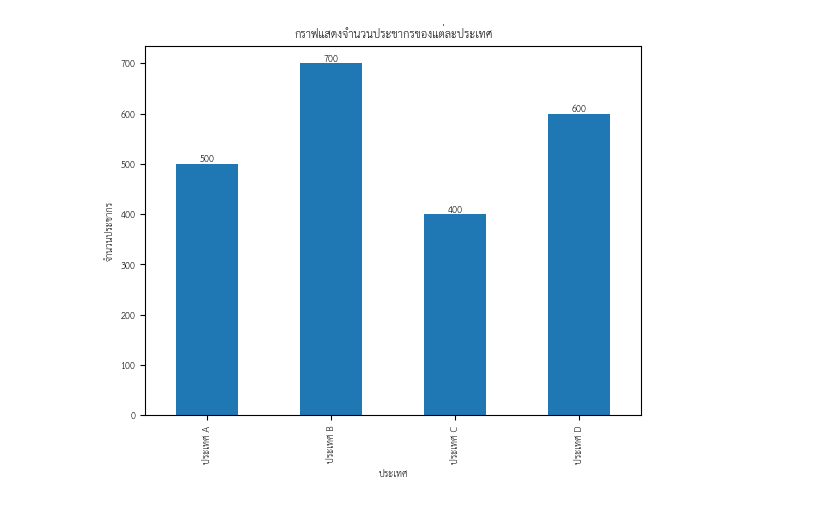
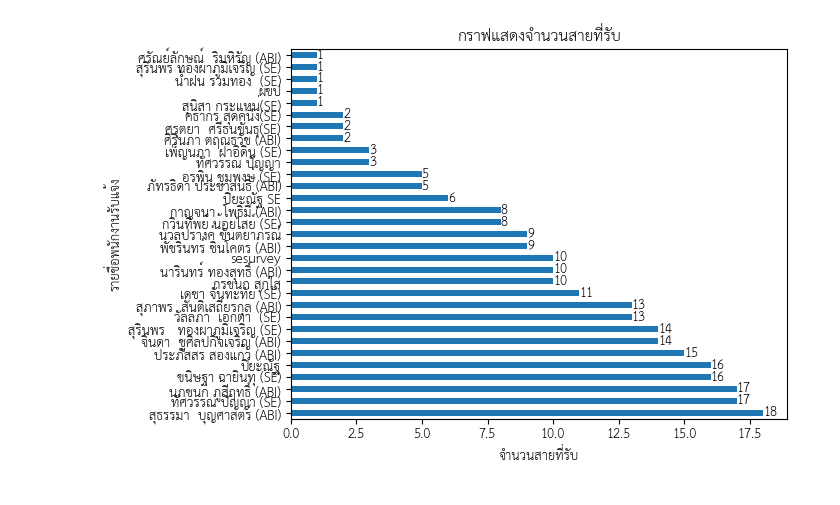
Before and after one commit to zxy-88/gg-main, a Jupyter notebook: python.ipynb, the cells around one changed output. Saved outputs shown, nothing was run; the diff lists cells and outputs as text; code cells hidden in the pictures.

Commit message:
barh chart

```diff
--- a/python.ipynb
+++ b/python.ipynb
@@ -225,6 +233,45 @@ dfx.value_counts().plot(kind='barh')
+# %%
+numpy_value = dfx.value_counts().values
+value_list = numpy_value.tolist()
+
+numpy_index = dfx.value_counts().index
+index_list = numpy_index.tolist()
+# %%
+import pandas as pd
+import matplotlib.pyplot as plt
+
+# สร้างข้อมูลตัวอย่าง
+data = {
+    'ชื่อพนักงานรับแจ้ง': index_list,
+    'จำนวนสายที่รับ': value_list
+}
+
+# แปลงข้อมูลเป็น DataFrame ของ pandas
+df = pd.DataFrame(data)
+
+# สร้างกราฟแบบ barh โดยกำหนดชื่อประเทศเป็นแกน y และจำนวนประชากรเป็นแกน x
+ax = df.plot(x='ชื่อพนักงานรับแจ้ง', y='จำนวนสายที่รับ', kind='barh', legend=False)
+
+# แสดงค่าบนแท่ง
+for index, value in enumerate(df['จำนวนสายที่รับ']):
+    ax.text(value, index, str(value), ha='left', va='center')
+
+# กำหนดชื่อแกน x และ y และชื่อกราฟ
+plt.xlabel('จำนวนสายที่รับ')
+plt.ylabel('รายชื่อพนักงานรับแจ้ง')
+plt.title('กราฟแสดงจำนวนสายที่รับ')
+
+# แสดงกราฟ
+plt.show()
+# %% [output]
+[figure, added]
 # %%
 import pandas as pd
 import matplotlib.pyplot as plt
+import matplotlib as mpl
+
+mpl.font_manager.fontManager.addfont(r'C:\Users\88888888\Desktop\gg-main\THSarabunNew.ttf')
+mpl.rc('font',family='TH Sarabun New',size=14)
 
 # สร้างข้อมูลตัวอย่าง
 data = {
@@ -240,7 +287,7 @@ ax = df.plot(x='ประเทศ', y='จำนวนประชากร', k
 
 # แสดงค่าบนแท่ง
 for index, value in enumerate(df['จำนวนประชากร']):
-    ax.text(index, value, str(value), ha='center', va='bottom')
+    ax.text(index,value, str(value), ha='center', va='bottom')
 
 # กำหนดชื่อแกน x และ y และชื่อกราฟ
 plt.xlabel('ประเทศ')
@@ -249,7 +296,5 @@ plt.title('กราฟแสดงจำนวนประชากรของ
 
 # แสดงกราฟ
 plt.show()
-# %% [output]
-[figure, removed]
 # %%
 dfx.value_counts()
```
Also changed, not shown: parts of 8 cells of this notebook.
